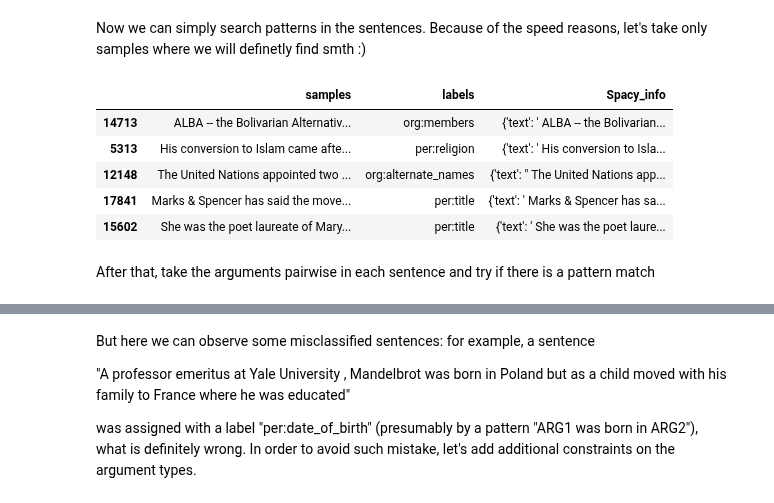
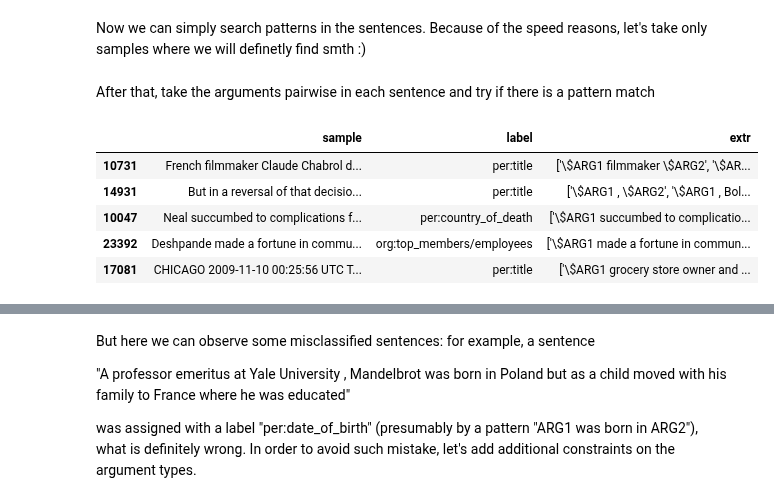
Before and after one commit to knodle/knodle, a Jupyter notebook: tutorials/RelationExtractionDataset/Prepare_RE_Data.ipynb, the cells around one changed output, grey strips where cells are left out. Saved outputs shown, nothing was run; the diff lists cells and outputs as text; code cells hidden in the pictures.

```diff
--- a/tutorials/RelationExtractionDataset/Prepare_RE_Data.ipynb
+++ b/tutorials/RelationExtractionDataset/Prepare_RE_Data.ipynb
@@ -155,12 +117,3 @@ relevant_samples["Spacy_info"] = relevant_samples["samples"].apply(lambda x: nlp
-# %%
-relevant_samples.apply(lambda x: [escape_dollar(pattern) for pattern in x]).head()
-# %% [output]
-|  | samples | labels | Spacy_info |
-| 14713 | ALBA -- the Bolivarian Alternativ... | org:members | {'text': ' ALBA -- the Bolivarian... |
-| 5313 | His conversion to Islam came afte... | per:religion | {'text': ' His conversion to Isla... |
-| 12148 | The United Nations appointed two ... | org:alternate_names | {'text': " The United Nations app... |
-| 17841 | Marks & Spencer has said the move... | per:title | {'text': ' Marks & Spencer has sa... |
-| 15602 | She was the poet laureate of Mary... | per:title | {'text': ' She was the poet laure... |
 # %% [markdown]
 After that, take the arguments pairwise in each sentence and try if there is a pattern match
 # %%
@@ -172,0 +126,9 @@ relevant_samples["candidates"] = relevant_samples["Spacy_info"].apply(lambda x:
+# %%
+selected_samples[["sample", "label", "extr"]].apply(lambda x: escape_dollar(x)).head()
+# %% [output]
+|  | sample | label | extr |
+| 10731 | French filmmaker Claude Chabrol d... | per:title | ['\$ARG1 filmmaker \$ARG2', '\$AR... |
+| 14931 | But in a reversal of that decisio... | per:title | ['\$ARG1 , \$ARG2', '\$ARG1 , Bol... |
+| 10047 | Neal succumbed to complications f... | per:country_of_death | ['\$ARG1 succumbed to complicatio... |
+| 23392 | Deshpande made a fortune in commu... | org:top_members/employees | ['\$ARG1 made a fortune in commun... |
+| 17081 | CHICAGO 2009-11-10 00:25:56 UTC T... | per:title | ['\$ARG1 grocery store owner and ... |
```
Also changed, not shown: parts of 30 cells of this notebook.
